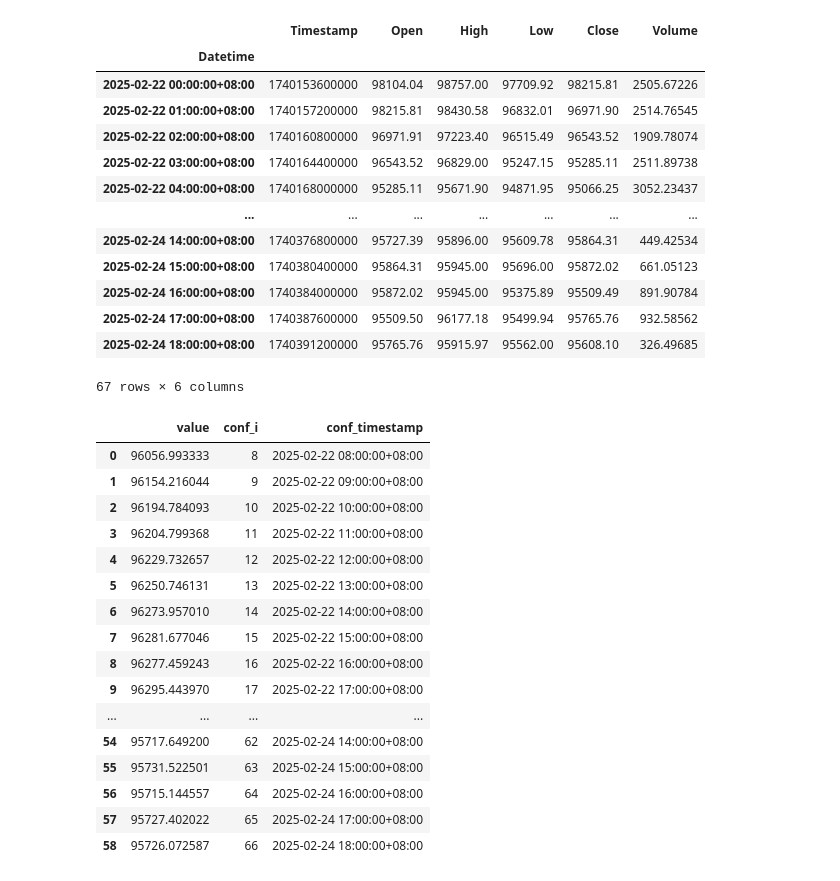
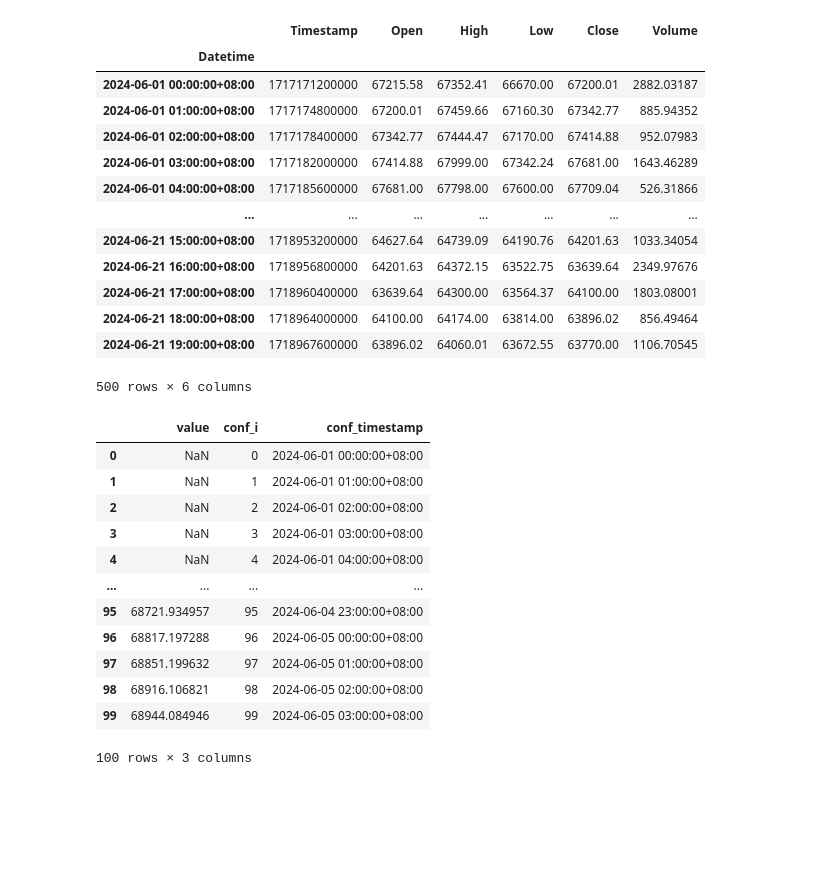
Before and after one commit to duncanchiu409/volume-weighted-average-price, a Jupyter notebook: Backtest.ipynb, the cells around one changed output. Drawn from its saved outputs; the diff is of its cells as text; code cells hidden in the pictures; blank space fills up the shorter version.

Commit message:
add: weekly vwap

```diff
--- a/Backtest.ipynb
+++ b/Backtest.ipynb
@@ -5,24 +5,24 @@ import numpy as np
 # %%
 from utils import fetchOHLCV
 
-df = fetchOHLCV('BTC/USDT', '1h', '2025-02-22', 100)
+df = fetchOHLCV('BTC/USDT', '1h', '2024-06-01', 500)
 
 df
 # %% [output]
 |  | Timestamp | Open | High | Low | Close | Volume |
 | Datetime |  |  |  |  |  |  |
-| 2025-02-22 00:00:00+08:00 | 1740153600000 | 98104.04 | 98757.00 | 97709.92 | 98215.81 | 2505.67226 |
-| 2025-02-22 01:00:00+08:00 | 1740157200000 | 98215.81 | 98430.58 | 96832.01 | 96971.90 | 2514.76545 |
-| 2025-02-22 02:00:00+08:00 | 1740160800000 | 96971.91 | 97223.40 | 96515.49 | 96543.52 | 1909.78074 |
-| 2025-02-22 03:00:00+08:00 | 1740164400000 | 96543.52 | 96829.00 | 95247.15 | 95285.11 | 2511.89738 |
-| 2025-02-22 04:00:00+08:00 | 1740168000000 | 95285.11 | 95671.90 | 94871.95 | 95066.25 | 3052.23437 |
+| 2024-06-01 00:00:00+08:00 | 1717171200000 | 67215.58 | 67352.41 | 66670.00 | 67200.01 | 2882.03187 |
+| 2024-06-01 01:00:00+08:00 | 1717174800000 | 67200.01 | 67459.66 | 67160.30 | 67342.77 | 885.94352 |
+| 2024-06-01 02:00:00+08:00 | 1717178400000 | 67342.77 | 67444.47 | 67170.00 | 67414.88 | 952.07983 |
+| 2024-06-01 03:00:00+08:00 | 1717182000000 | 67414.88 | 67999.00 | 67342.24 | 67681.00 | 1643.46289 |
+| 2024-06-01 04:00:00+08:00 | 1717185600000 | 67681.00 | 67798.00 | 67600.00 | 67709.04 | 526.31866 |
 | ... | ... | ... | ... | ... | ... | ... |
-| 2025-02-24 14:00:00+08:00 | 1740376800000 | 95727.39 | 95896.00 | 95609.78 | 95864.31 | 449.42534 |
-| 2025-02-24 15:00:00+08:00 | 1740380400000 | 95864.31 | 95945.00 | 95696.00 | 95872.02 | 661.05123 |
-| 2025-02-24 16:00:00+08:00 | 1740384000000 | 95872.02 | 95945.00 | 95375.89 | 95509.49 | 891.90784 |
-| 2025-02-24 17:00:00+08:00 | 1740387600000 | 95509.50 | 96177.18 | 95499.94 | 95765.76 | 932.58562 |
-| 2025-02-24 18:00:00+08:00 | 1740391200000 | 95765.76 | 95915.97 | 95562.00 | 95608.10 | 326.49685 |
+| 2024-06-21 15:00:00+08:00 | 1718953200000 | 64627.64 | 64739.09 | 64190.76 | 64201.63 | 1033.34054 |
+| 2024-06-21 16:00:00+08:00 | 1718956800000 | 64201.63 | 64372.15 | 63522.75 | 63639.64 | 2349.97676 |
+| 2024-06-21 17:00:00+08:00 | 1718960400000 | 63639.64 | 64300.00 | 63564.37 | 64100.00 | 1803.08001 |
+| 2024-06-21 18:00:00+08:00 | 1718964000000 | 64100.00 | 64174.00 | 63814.00 | 63896.02 | 856.49464 |
+| 2024-06-21 19:00:00+08:00 | 1718967600000 | 63896.02 | 64060.01 | 63672.55 | 63770.00 | 1106.70545 |
-67 rows × 6 columns
+500 rows × 6 columns
 # %%
 o = df['Open'].to_numpy()
 h = df['High'].to_numpy()
@@ -32,29 +32,28 @@ v = df['Volume'].to_numpy()
 # %%
 from VolumeWeightedAveragePrice import VolumeWeightedAveragePrice
 
-Bt = VolumeWeightedAveragePrice('anchored_daily')
+Bt1 = VolumeWeightedAveragePrice('anchored_daily', 8, 24)
+Bt2 = VolumeWeightedAveragePrice('anchored_weekly', 8, 24 * 7)
+
 for i in range(len(h)):
-    Bt.update(i, df.index, o, h, l, c, v)
+    Bt1.update(i, df.index, o, h, l, c, v)
+    Bt2.update(i, df.index, o, h, l, c, v)
 
-pd.DataFrame(Bt.vwap)
+pd.DataFrame(Bt2.vwap)
 # %% [output]
 |  | value | conf_i | conf_timestamp |
-| 0 | 96056.993333 | 8 | 2025-02-22 08:00:00+08:00 |
-| 1 | 96154.216044 | 9 | 2025-02-22 09:00:00+08:00 |
-| 2 | 96194.784093 | 10 | 2025-02-22 10:00:00+08:00 |
-| 3 | 96204.799368 | 11 | 2025-02-22 11:00:00+08:00 |
-| 4 | 96229.732657 | 12 | 2025-02-22 12:00:00+08:00 |
-| 5 | 96250.746131 | 13 | 2025-02-22 13:00:00+08:00 |
-| 6 | 96273.957010 | 14 | 2025-02-22 14:00:00+08:00 |
-| 7 | 96281.677046 | 15 | 2025-02-22 15:00:00+08:00 |
-| 8 | 96277.459243 | 16 | 2025-02-22 16:00:00+08:00 |
-| 9 | 96295.443970 | 17 | 2025-02-22 17:00:00+08:00 |
+| 0 | NaN | 0 | 2024-06-01 00:00:00+08:00 |
+| 1 | NaN | 1 | 2024-06-01 01:00:00+08:00 |
+| 2 | NaN | 2 | 2024-06-01 02:00:00+08:00 |
+| 3 | NaN | 3 | 2024-06-01 03:00:00+08:00 |
+| 4 | NaN | 4 | 2024-06-01 04:00:00+08:00 |
 | ... | ... | ... | ... |
-| 54 | 95717.649200 | 62 | 2025-02-24 14:00:00+08:00 |
-| 55 | 95731.522501 | 63 | 2025-02-24 15:00:00+08:00 |
-| 56 | 95715.144557 | 64 | 2025-02-24 16:00:00+08:00 |
-| 57 | 95727.402022 | 65 | 2025-02-24 17:00:00+08:00 |
-| 58 | 95726.072587 | 66 | 2025-02-24 18:00:00+08:00 |
+| 95 | 68721.934957 | 95 | 2024-06-04 23:00:00+08:00 |
+| 96 | 68817.197288 | 96 | 2024-06-05 00:00:00+08:00 |
+| 97 | 68851.199632 | 97 | 2024-06-05 01:00:00+08:00 |
+| 98 | 68916.106821 | 98 | 2024-06-05 02:00:00+08:00 |
+| 99 | 68944.084946 | 99 | 2024-06-05 03:00:00+08:00 |
+100 rows × 3 columns
 # %%
 import plotly.graph_objects as go
 from plotly.subplots import make_subplots
```
Also changed, not shown: parts of 1 cell of this notebook, 1 other file.
